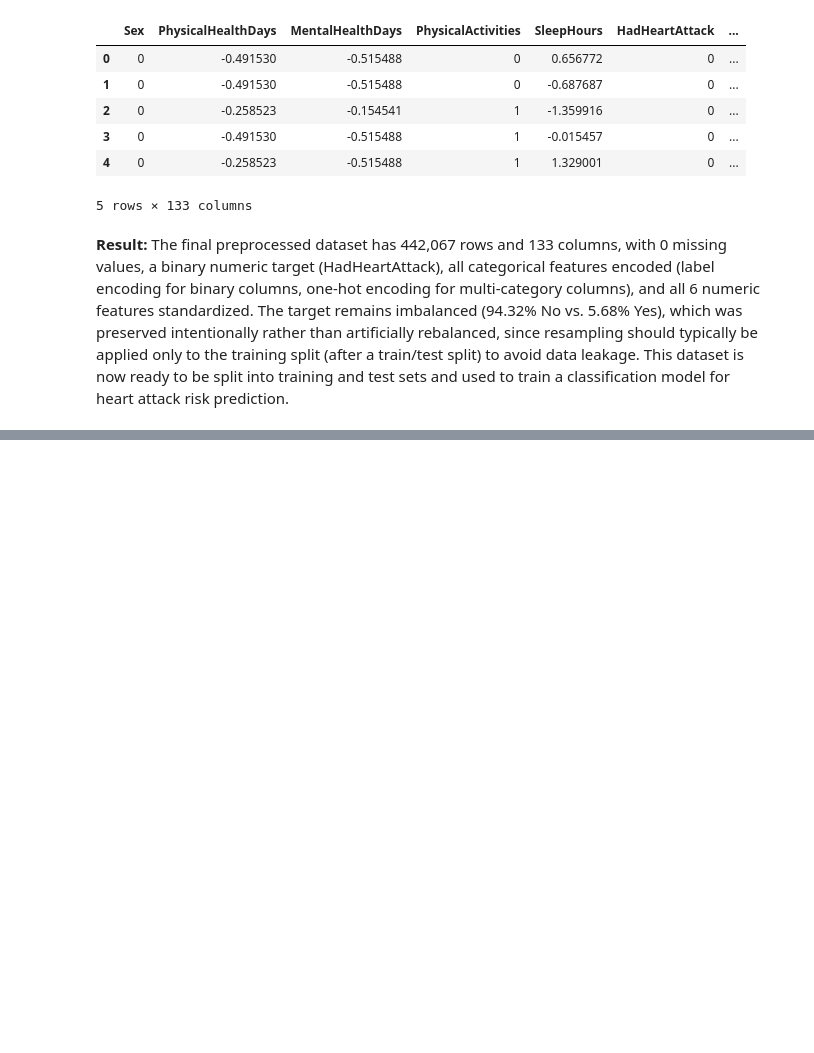
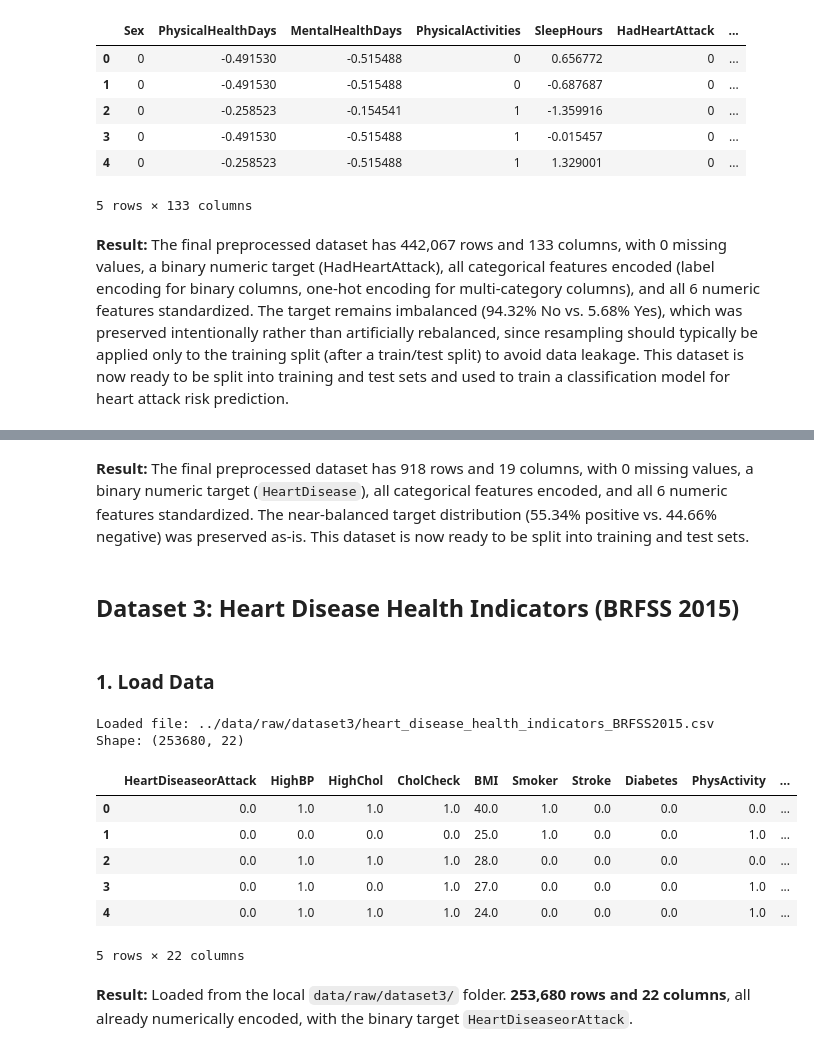
Before and after one commit to AIVIETNAM-AIO-tlee/healthcare-risk-prediction, a Jupyter notebook: notebooks/02_preprocessing.ipynb, the cells around one changed output, grey strips where cells are left out. Drawn from its saved outputs; the diff is of its cells as text; code cells hidden in the pictures; blank space fills up the shorter version.

```diff
--- a/notebooks/02_preprocessing.ipynb
+++ b/notebooks/02_preprocessing.ipynb
@@ -170,0 +281,24 @@ Name: proportion, dtype: float64
+# %% [markdown]
+**Result:** The final preprocessed dataset has 918 rows and 19 columns, with 0 missing values, a binary numeric target (`HeartDisease`), all categorical features encoded, and all 6 numeric features standardized. The near-balanced target distribution (55.34% positive vs. 44.66% negative) was preserved as-is. This dataset is now ready to be split into training and test sets.
+# %% [markdown]
+## Dataset 3: Heart Disease Health Indicators (BRFSS 2015)
+# %% [markdown]
+### 1. Load Data
+# %%
+data_path = '../data/raw/dataset3/heart_disease_health_indicators_BRFSS2015.csv'
+df3 = pd.read_csv(data_path)
+print('Loaded file:', data_path)
+print('Shape:', df3.shape)
+df3.head()
+# %% [output]
+Loaded file: ../data/raw/dataset3/heart_disease_health_indicators_BRFSS2015.csv
+Shape: (253680, 22)
+|  | HeartDiseaseorAttack | HighBP | HighChol | CholCheck | BMI | Smoker | Stroke | Diabetes | PhysActivity | ... |
+| 0 | 0.0 | 1.0 | 1.0 | 1.0 | 40.0 | 1.0 | 0.0 | 0.0 | 0.0 | ... |
+| 1 | 0.0 | 0.0 | 0.0 | 0.0 | 25.0 | 1.0 | 0.0 | 0.0 | 1.0 | ... |
+| 2 | 0.0 | 1.0 | 1.0 | 1.0 | 28.0 | 0.0 | 0.0 | 0.0 | 0.0 | ... |
+| 3 | 0.0 | 1.0 | 0.0 | 1.0 | 27.0 | 0.0 | 0.0 | 0.0 | 1.0 | ... |
+| 4 | 0.0 | 1.0 | 1.0 | 1.0 | 24.0 | 0.0 | 0.0 | 0.0 | 1.0 | ... |
+5 rows × 22 columns
+# %% [markdown]
+**Result:** Loaded from the local `data/raw/dataset3/` folder. **253,680 rows and 22 columns**, all already numerically encoded, with the binary target `HeartDiseaseorAttack`.
```
Also changed, not shown: parts of 44 cells of this notebook, 19 other files.
